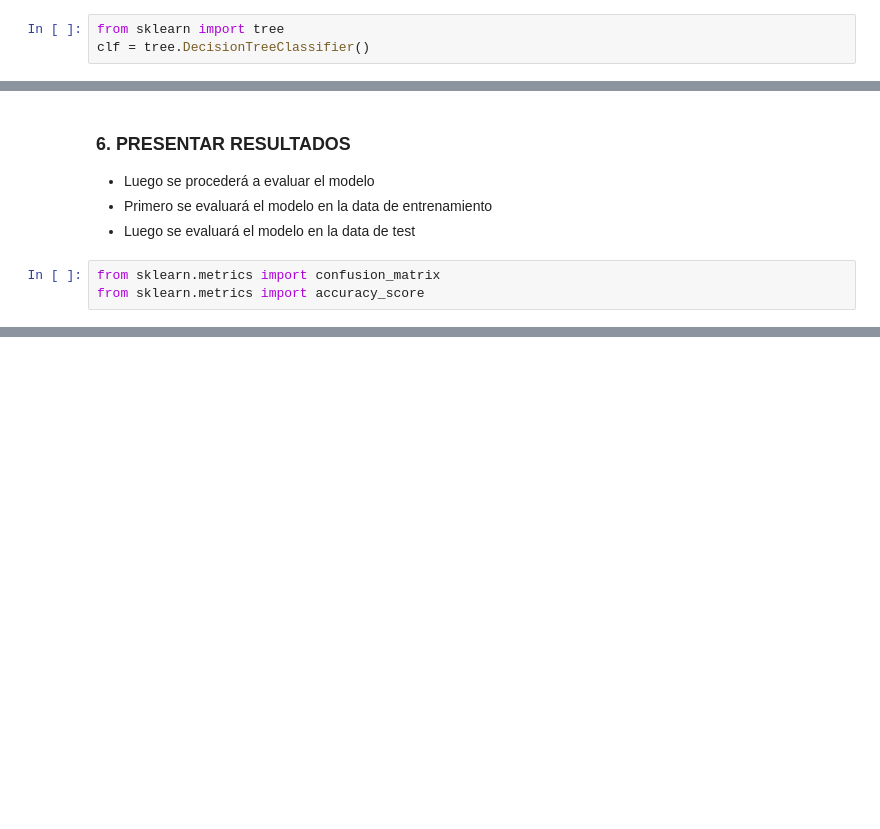
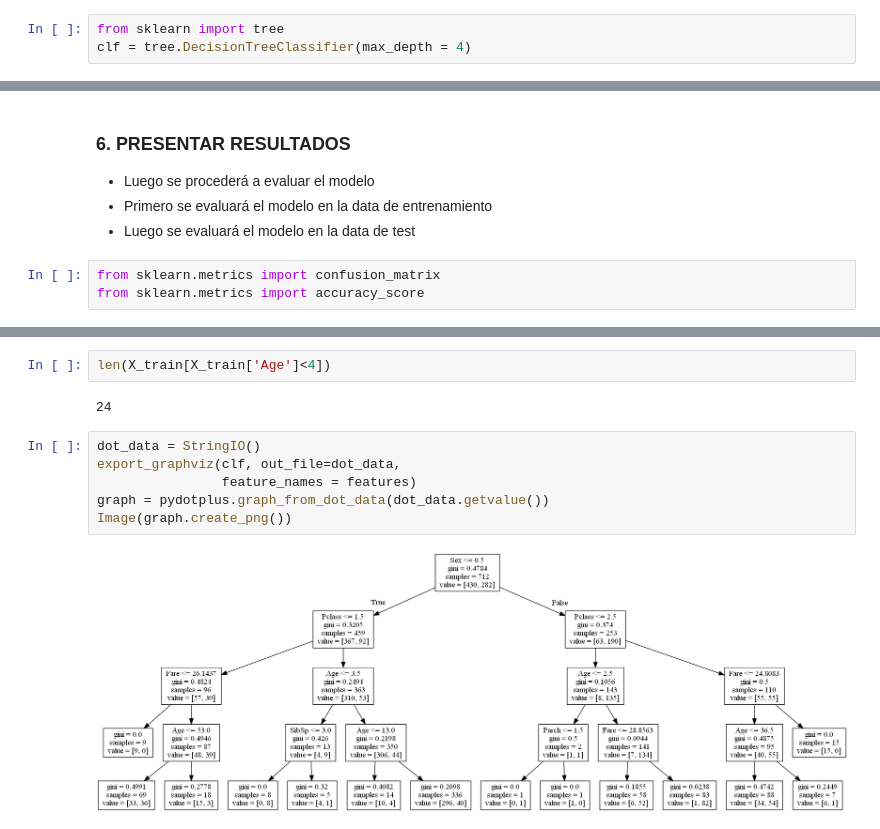
Before and after one commit to carlosgl87/aplicaciones_analiticas_isil, a Jupyter notebook: Tercera_Unidad/titanic_modelo_clasificacion.ipynb, the cells around one changed output, grey strips where cells are left out. Drawn from its saved outputs; the diff is of its cells as text; blank space fills up the shorter version.

```diff
--- a/Tercera_Unidad/titanic_modelo_clasificacion.ipynb
+++ b/Tercera_Unidad/titanic_modelo_clasificacion.ipynb
@@ -236,7 +236,7 @@ X_test = test[features]
 y_test = test[target]
 # %%
 from sklearn import tree
-clf = tree.DecisionTreeClassifier()
+clf = tree.DecisionTreeClassifier(max_depth = 4)
 # %%
 clf = clf.fit(X_train, y_train)
 # %% [markdown]
@@ -267,0 +280,12 @@ accuracy_score(y_test, clf.predict(X_test))
+# %%
+len(X_train[X_train['Age']<4])
+# %% [output]
+24
+# %%
+dot_data = StringIO()
+export_graphviz(clf, out_file=dot_data,
+                feature_names = features)
+graph = pydotplus.graph_from_dot_data(dot_data.getvalue())
+Image(graph.create_png())
+# %% [output]
+[figure, added]
```
Also changed, not shown: parts of 8 cells of this notebook, 2 other files.
